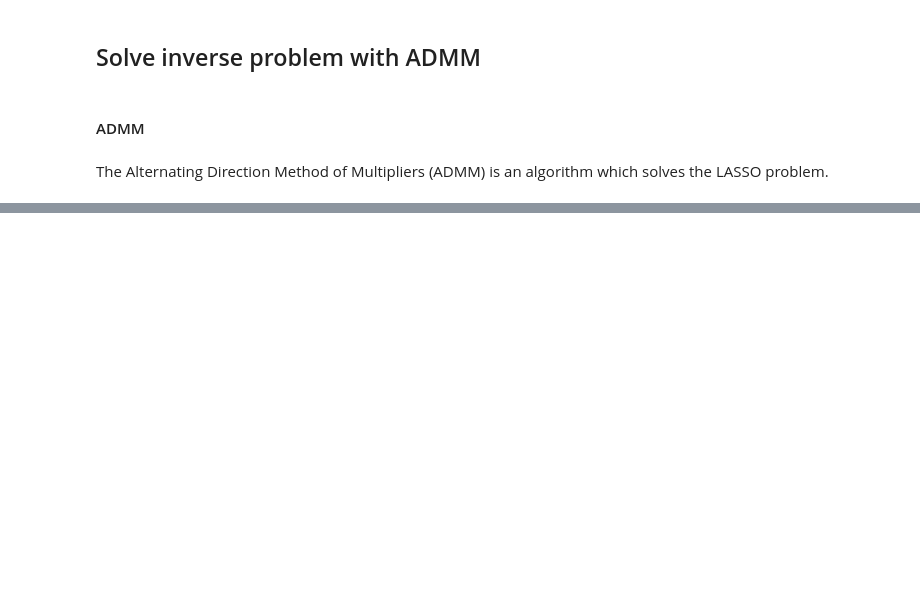
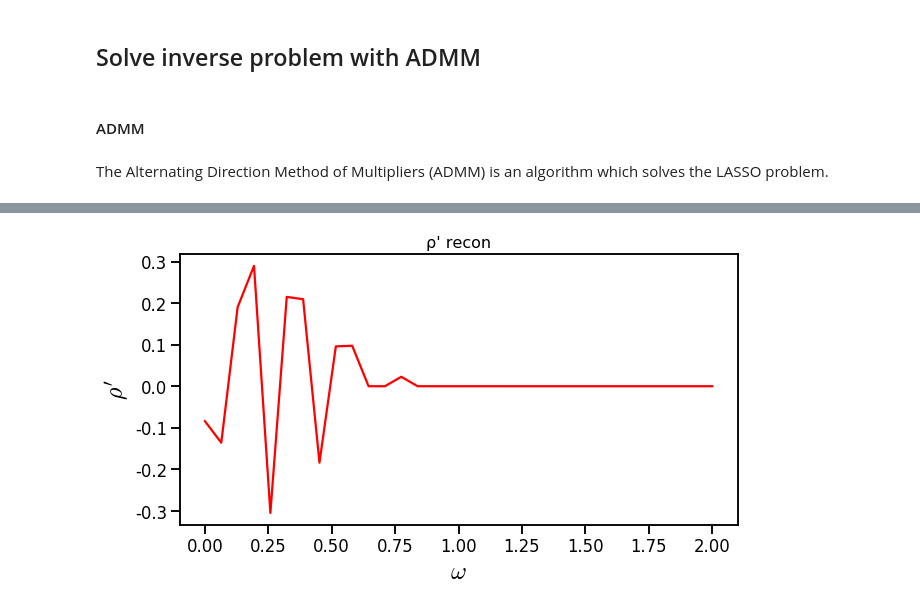
Before and after one commit to poare/lqcd, a Jupyter notebook: spectral/python_scripts/Sparse Modeling.ipynb, the cells around one changed output, grey strips where cells are left out. Drawn from its saved outputs; the diff is of its cells as text; code cells hidden in the pictures; blank space fills up the shorter version.

```diff
--- a/spectral/python_scripts/Sparse Modeling.ipynb
+++ b/spectral/python_scripts/Sparse Modeling.ipynb
@@ -134,0 +168,7 @@ array([[-0.1834591 , -0.34503267,  0.34158856, ..., -0.0230314 ,
+# %%
+with sns.plotting_context('talk'):
+    fig, ax = plt.subplots(1, figsize = (10, 5))
+    plot_1d_function(ax, omegas, xp, colors = 'r', title = 'ρ\' recon', \
+                     ax_label = ['$\\omega$', '$\\rho\'$'], legend = False)
+# %% [output]
+[figure, added]
```
Also changed, not shown: parts of 18 cells of this notebook, 20 other files.
